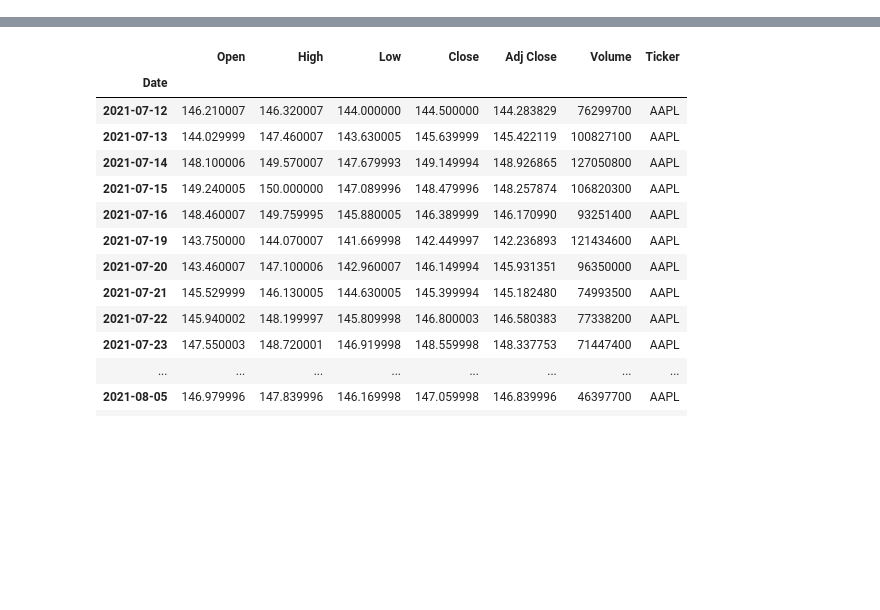
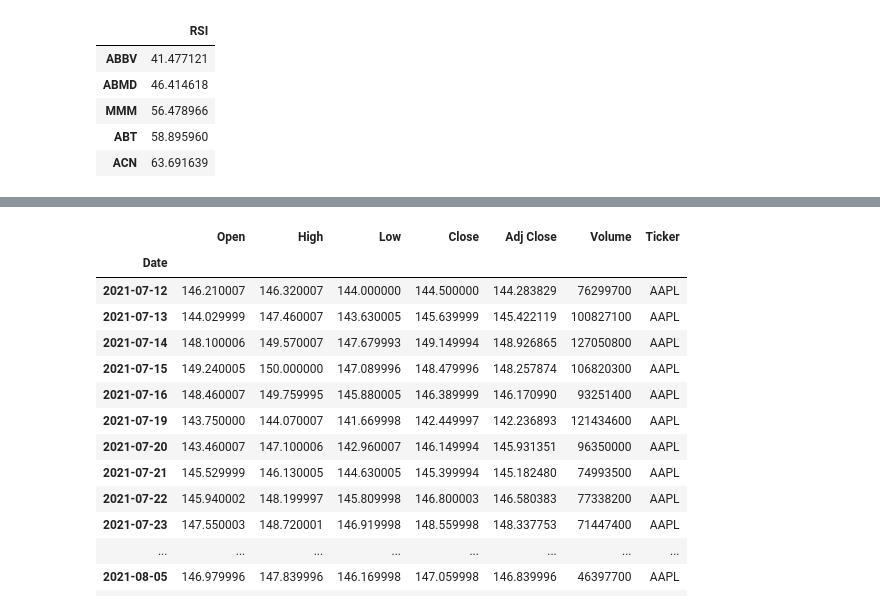
Before and after one commit to JuliaGuanzon/Quickr_Pickr, a Jupyter notebook: Sam/Financial_Calcs2.ipynb, the cells around one changed output, grey strips where cells are left out. Saved outputs shown, nothing was run; the diff lists cells and outputs as text; code cells hidden in the pictures; blank space fills up the shorter version.

```diff
--- a/Sam/Financial_Calcs2.ipynb
+++ b/Sam/Financial_Calcs2.ipynb
@@ -81,15 +34,15 @@ sp_data.to_csv
 # %%
-def calcRSI (ticker):
-    data = yf.download(ticker, period="5y", groupby="Ticker")
-    data["Moving_Avg_200_Days"] = data["Adj Close"].rolling(window=200).mean()
-    data["Price_Change"] = data["Adj Close"].pct_change()
-    data["Gains"] = data["Price_Change"].apply(lambda x: x if x > 0 else 0)
-    data["Losses"] = data["Price_Change"].apply(lambda x: abs(x) if x < 0 else 0)
-    data["Avg_Up"] = data["Gains"].ewm(span=19).mean()
-    data["Avg_Down"] = data["Losses"].ewm(span=19).mean()
-    data = data.dropna()
-    data["RS"] = data["Avg_Up"]/data["Avg_Down"]
-    data["RSI"] = data["RS"].apply(lambda x: 100 - (100/(x+1)))
-    return data
+# def calcRSI (ticker):
+#     data = yf.download(ticker, period="5y", groupby="Ticker")
+#     data["Moving_Avg_200_Days"] = data["Adj Close"].rolling(window=200).mean()
+#     data["Price_Change"] = data["Adj Close"].pct_change()
+#     data["Gains"] = data["Price_Change"].apply(lambda x: x if x > 0 else 0)
+#     data["Losses"] = data["Price_Change"].apply(lambda x: abs(x) if x < 0 else 0)
+#     data["Avg_Up"] = data["Gains"].ewm(span=19).mean()
+#     data["Avg_Down"] = data["Losses"].ewm(span=19).mean()
+#     data = data.dropna()
+#     data["RS"] = data["Avg_Up"]/data["Avg_Down"]
+#     data["RSI"] = data["RS"].apply(lambda x: 100 - (100/(x+1)))
+#     return data
 # %%
 def calcRSI (ticker):
@@ -200,0 +156,18 @@ fig
+# %%
+def Todays_RSI_Low():
+    stock_tick_list = []
+    stock_rsi_list = []
+    count = 0
+#     join_data = pd.DataFrame()
+    for stock in sp5_tickers:
+        stockRSI = calcRSI(stock)
+        stock_tick_list.append(stockRSI["Ticker"])
+        stock_rsi_list.append(stockRSI["RSI"])
+        count+=1
+        print(count)
+    rsi_df_low = pd.DataFrame(data=(stock_rsi_list), index=stock_tick_list, columns=["RSI"])
+    rsi_df_low = rsi_df_low.sort_values(by=["RSI"],ascending=True)
+
+    return rsi_df_low
+# %%
+fig2 = Todays_RSI_Low()
@@ -201,3 +185,12 @@ fig
+# %%
+fig2
+# %% [output]
+|  | RSI |
+| ABBV | 41.477121 |
+| ABMD | 46.414618 |
+| MMM | 56.478966 |
+| ABT | 58.895960 |
+| ACN | 63.691639 |
 # %%
 aapl_data = yf.download('AAPL', period="1mo")
 aapl_data
```
Also changed, not shown: parts of 17 cells of this notebook, 1 other file.
